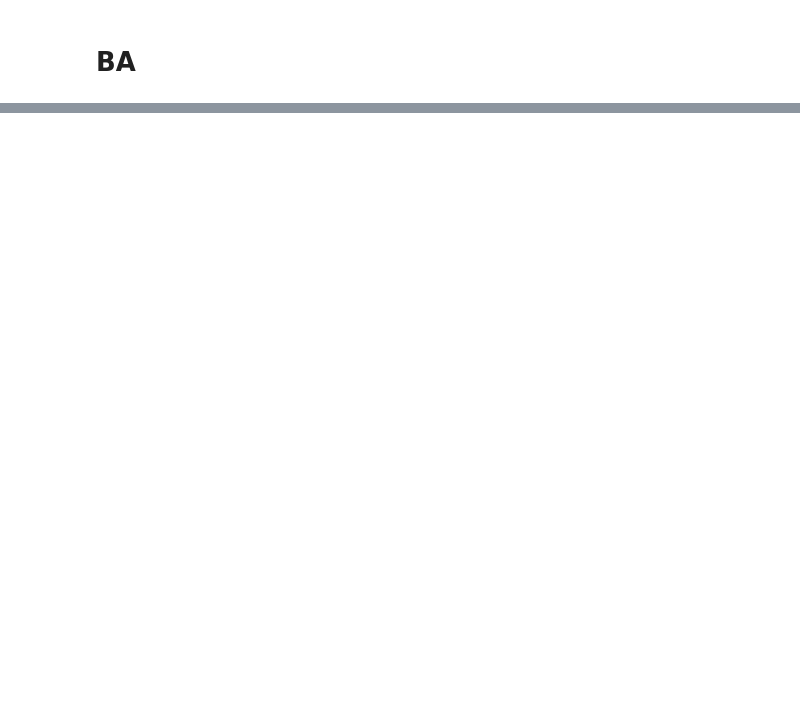
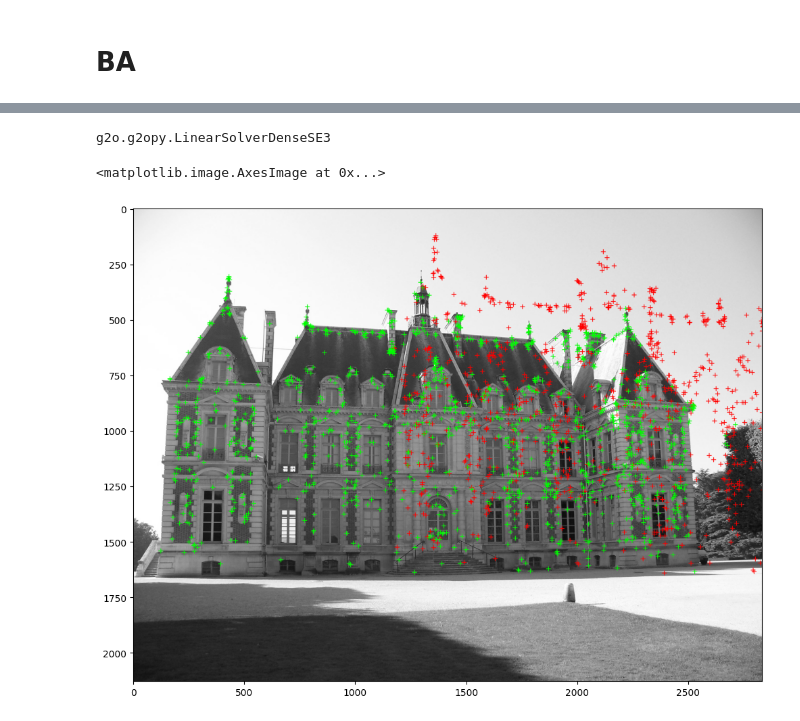
Before and after one commit to JOMANL/sfm, a Jupyter notebook: build_scrach/sfm_openCV_build_scrach copy.ipynb, the cells around one changed output, grey strips where cells are left out. Saved outputs shown, nothing was run; the diff lists cells and outputs as text; code cells hidden in the pictures; blank space fills up the shorter version.

```diff
--- a/build_scrach/sfm_openCV_build_scrach copy.ipynb
+++ b/build_scrach/sfm_openCV_build_scrach copy.ipynb
@@ -279,0 +221,10 @@ pose.Quaternion()
+# %%
+g2o.LinearSolverDenseSE3
+# %% [output]
+g2o.g2opy.LinearSolverDenseSE3
+# %%
+canvas = sfm3view.check_reprojected_points(1)
+imshow(canvas)
+# %% [output]
+<matplotlib.image.AxesImage at 0x...>
+[figure, added]
```
Also changed, not shown: parts of 20 cells of this notebook, 8 other files.
